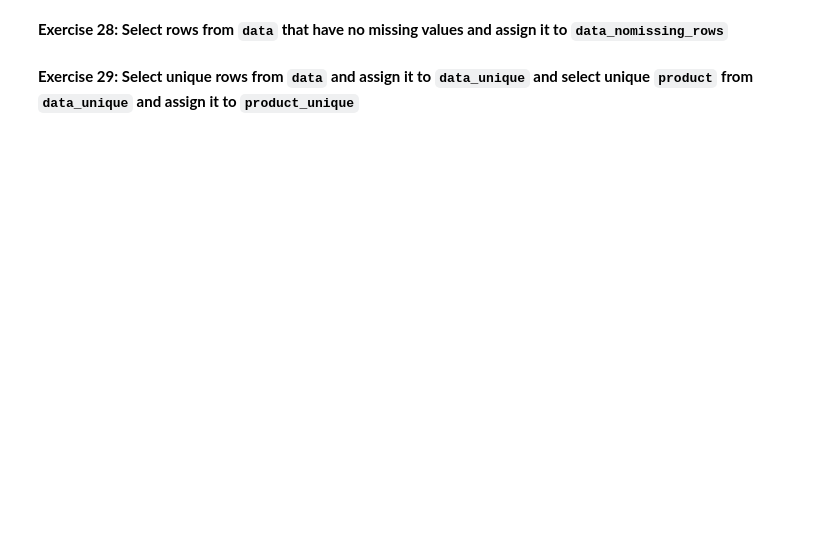
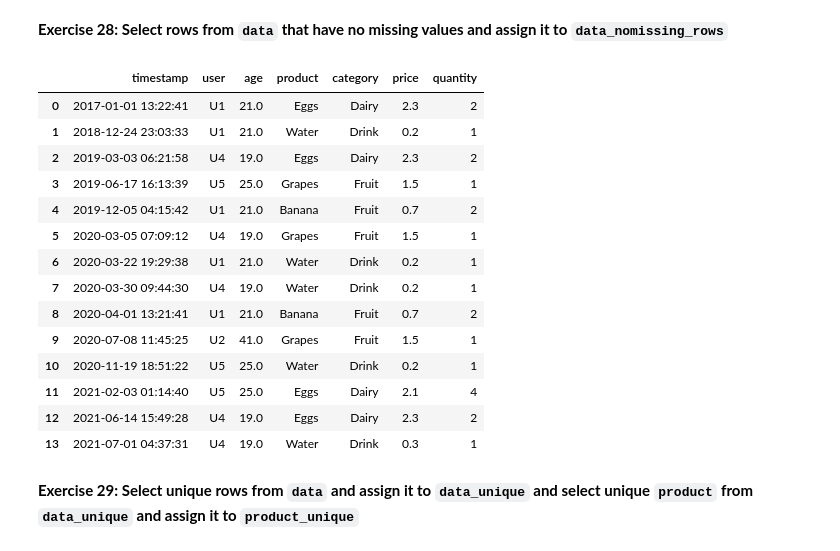
Before and after one commit to Extremesarova/pandas_exercises, a Jupyter notebook: exercises/03_data_selection_exercises.ipynb, the cells around one changed output. Cells and saved outputs as stored; diff of their text form; code cells hidden in the pictures; blank space fills up the shorter version.

```diff
--- a/03_data_selection_exercises.ipynb
+++ b/exercises/03_data_selection_exercises.ipynb
@@ -146,4 +190,23 @@ value_2
 # %% [markdown]
 **Exercise 28: Select rows from `data` that have no missing values and assign it to `data_nomissing_rows`**
+# %%
+data_nomissing_rows = data.dropna(axis=0).reset_index(drop=True)
+data_nomissing_rows
+# %% [output]
+|  | timestamp | user | age | product | category | price | quantity |
+| 0 | 2017-01-01 13:22:41 | U1 | 21.0 | Eggs | Dairy | 2.3 | 2 |
+| 1 | 2018-12-24 23:03:33 | U1 | 21.0 | Water | Drink | 0.2 | 1 |
+| 2 | 2019-03-03 06:21:58 | U4 | 19.0 | Eggs | Dairy | 2.3 | 2 |
+| 3 | 2019-06-17 16:13:39 | U5 | 25.0 | Grapes | Fruit | 1.5 | 1 |
+| 4 | 2019-12-05 04:15:42 | U1 | 21.0 | Banana | Fruit | 0.7 | 2 |
+| 5 | 2020-03-05 07:09:12 | U4 | 19.0 | Grapes | Fruit | 1.5 | 1 |
+| 6 | 2020-03-22 19:29:38 | U1 | 21.0 | Water | Drink | 0.2 | 1 |
+| 7 | 2020-03-30 09:44:30 | U4 | 19.0 | Water | Drink | 0.2 | 1 |
+| 8 | 2020-04-01 13:21:41 | U1 | 21.0 | Banana | Fruit | 0.7 | 2 |
+| 9 | 2020-07-08 11:45:25 | U2 | 41.0 | Grapes | Fruit | 1.5 | 1 |
+| 10 | 2020-11-19 18:51:22 | U5 | 25.0 | Water | Drink | 0.2 | 1 |
+| 11 | 2021-02-03 01:14:40 | U5 | 25.0 | Eggs | Dairy | 2.1 | 4 |
+| 12 | 2021-06-14 15:49:28 | U4 | 19.0 | Eggs | Dairy | 2.3 | 2 |
+| 13 | 2021-07-01 04:37:31 | U4 | 19.0 | Water | Drink | 0.3 | 1 |
 # %% [markdown]
 **Exercise 29: Select unique rows from `data` and assign it to `data_unique` and select unique `product` from `data_unique` and assign it to `product_unique`**
```
Also changed, not shown: parts of 7 cells of this notebook, 1 other file.
